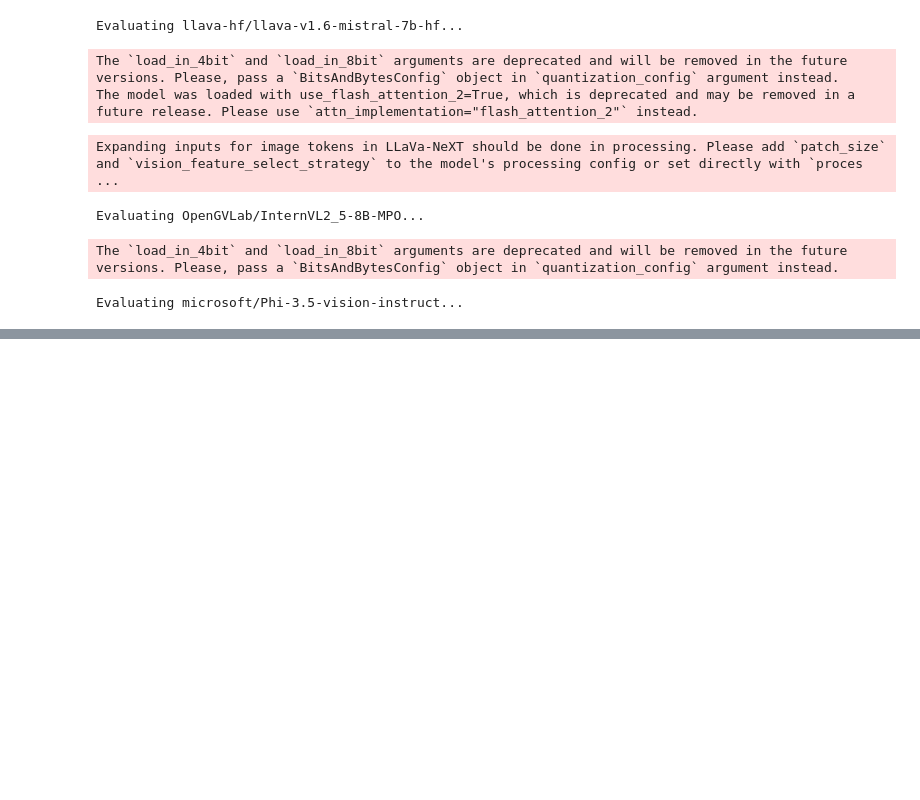
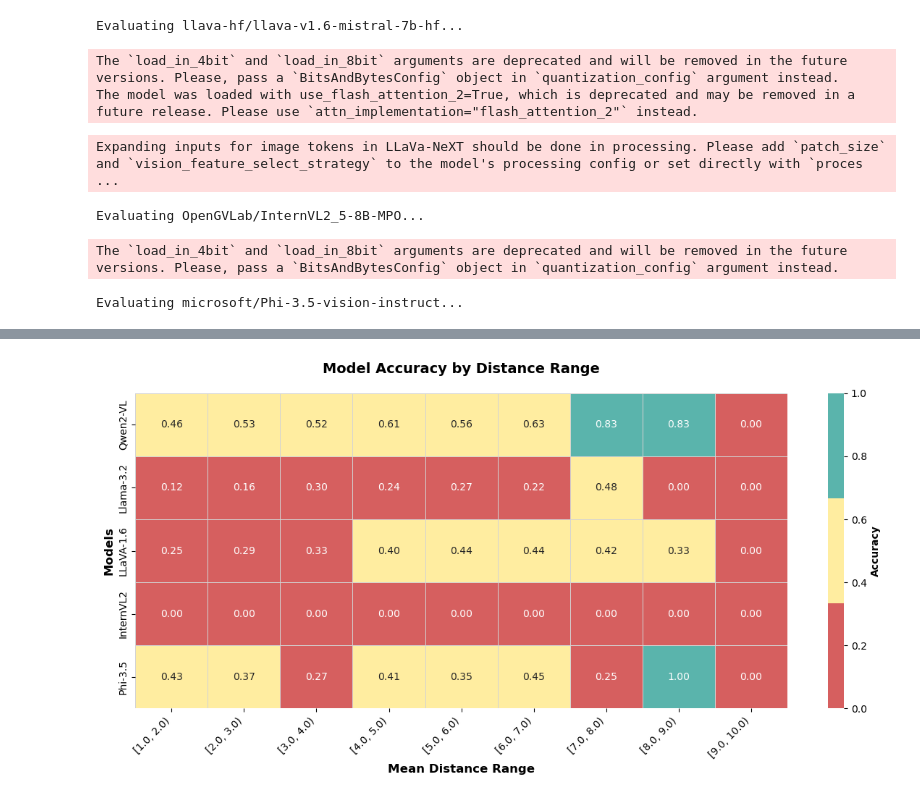
Before and after one commit to devansh-lodha/vlms-are-blind-analysis, a Jupyter notebook: evaluation.ipynb, the cells around one changed output, grey strips where cells are left out. Cells and saved outputs as stored; diff of their text form; code cells hidden in the pictures; blank space fills up the shorter version.

Commit message:
add results

```diff
--- a/evaluation.ipynb
+++ b/evaluation.ipynb
@@ -455,0 +684,74 @@ data = pd.read_csv("data.csv")
+# %%
+# Create accuracy by distance range heatmap
+data = pd.read_csv("data.csv")
+
+bins = [(1.0, 2.0), (2.0, 3.0), (3.0, 4.0), (4.0, 5.0),
+        (5.0, 6.0), (6.0, 7.0), (7.0, 8.0), (8.0, 9.0), (9.0, 10.0)]
+
+results = []
+
+# Calculate accuracy for each model and distance bin
+for model_name in model_names:
+    accuracies = []
+    for bin_start, bin_end in bins:
+        # Filter data for current distance bin
+        mask = data['distances'].apply(lambda x: bin_start <= np.mean(eval(x)) < bin_end)
+        bin_data = data[mask]
+
+        # Calculate accuracy
+        if len(bin_data) > 0:
+            accuracy = (bin_data[model_name] == bin_data['gt']).mean()
+        else:
+            accuracy = 0
+        accuracies.append(accuracy)
+
+    results.append(accuracies)
+
+# Create DataFrame for heatmap
+results_df = pd.DataFrame(
+    results,
+    index=[models_map[model] for model in model_names],  # Use shortened model names
+    columns=[f'[{b[0]}, {b[1]})' for b in bins]
+)
+
+# Plotting
+plt.figure(figsize=(12, 6))
+
+# Create heatmap with customizations to match the line plot style
+heatmap = sns.heatmap(
+    results_df,
+    annot=True,
+    fmt='.2f',
+    cmap=sns.color_palette(["#d65f5f", "#ffeda0", "#5ab4ac"]),  # Custom color palette based on line plot
+    vmin=0,
+    vmax=1,
+    cbar_kws={'label': 'Accuracy'},
+    linewidths=0.5,  # Add cell borders
+    linecolor='lightgray'  # Set cell border color
+)
+
+# Customize the plot to match the line plot style
+heatmap.set_xlabel('Mean Distance Range', fontsize=12, fontweight='bold')
+heatmap.set_ylabel('Models', fontsize=12, fontweight='bold')
+heatmap.set_title('Model Accuracy by Distance Range', fontsize=14, fontweight='bold', pad=20)
+
+# Set font properties for annotations
+for text in heatmap.texts:
+    text.set_fontproperties({'family': 'DejaVu Sans', 'weight': 'normal', 'size': 10})
+
+# Set font properties for tick labels
+heatmap.set_xticklabels(heatmap.get_xticklabels(), rotation=45, ha='right', fontproperties={'family': 'DejaVu Sans', 'weight': 'normal', 'size': 10})
+heatmap.set_yticklabels(heatmap.get_yticklabels(), fontproperties={'family': 'DejaVu Sans', 'weight': 'normal', 'size': 10})
+
+# Customize colorbar
+cbar = heatmap.collections[0].colorbar
+cbar.ax.tick_params(labelsize=10)
+cbar.set_label('Accuracy', fontproperties={'family': 'DejaVu Sans', 'weight': 'bold', 'size': 10})
+
+# Adjust layout
+plt.tight_layout()
+
+# Show plot
+plt.show()
+# %% [output]
+[figure, added]
```
Also changed, not shown: parts of 5 cells of this notebook, 5 other files.
